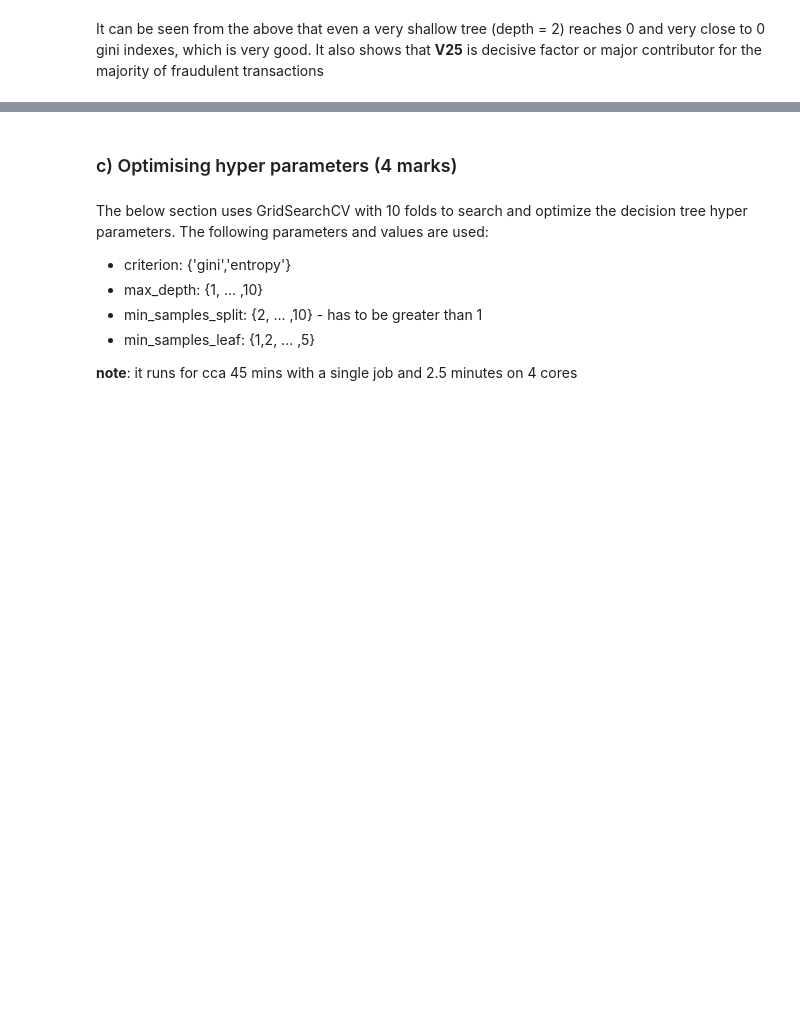
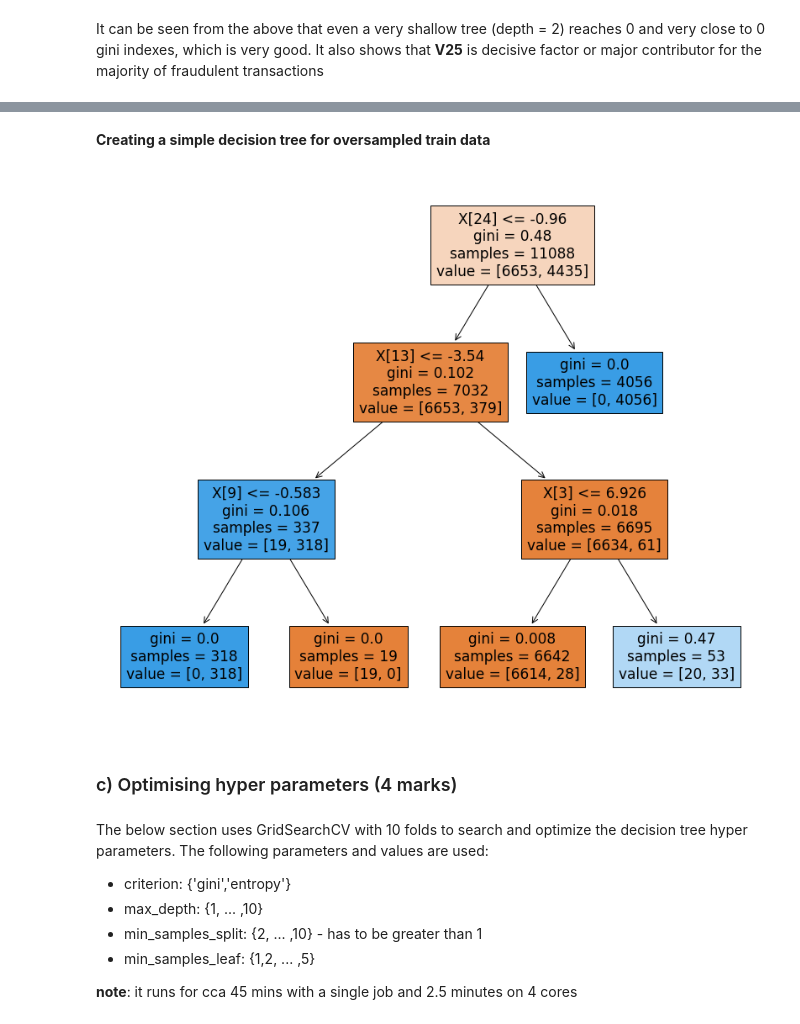
Before and after one commit to lacibacsi/data_science_assignment_3, a Jupyter notebook: Assessment3_playground.ipynb, the cells around one changed output, grey strips where cells are left out. Drawn from its saved outputs; the diff is of its cells as text; code cells hidden in the pictures; blank space fills up the shorter version.

Commit message:
articles + oversampling

```diff
--- a/Assessment3_playground.ipynb
+++ b/Assessment3_playground.ipynb
@@ -464,0 +548,18 @@ X_train, X_test, Y_train, Y_test = train_test_split(X, Y, test_size=0.3,  random
+# %%
+X_train_skewed = X_train.copy(deep = True)
+Y_train_skewed = Y_train.copy(deep = True)
+
+display(X_train_skewed.describe())
+
+print(f'pre oversampling positives: X: {X_train_skewed[X_train_skewed["Class"] == 1].shape[0]} and y:{Y_train_skewed[Y_train_skewed == 1].shape[0]} ')
+print(f'pre oversampling positives test: X: {X_test[X_test["Class"] == 1].shape[0]} and y:{Y_test[Y_test == 1].shape[0]} ')
+
+X_train_over, Y_train_over = randomOversampling(X_train_skewed, Y_train_skewed,'Class', 1, 0.4)
+
+print(f'post oversampling positives: X: {X_train_over[X_train_over["Class"] == 1].shape[0]} and y:{Y_train_over[Y_train_over == 1].shape[0]} ')
+print(f'original shapes, x: {X_train_skewed.shape}, y: {Y_train_skewed.shape}')
+print(f'new shapes, x: {X_train_over.shape}, y: {Y_train_over.shape}')
+
+display(X_train)
+
+display(X_train.describe())
@@ -521,4 +681,15 @@ max        0.0
 Name: Class, dtype: float64
+# %% [markdown]
+**Creating a simple decision tree for oversampled train data**
+# %%
+#using min_samples_split=2, which is the default, setting for completeness
+DT_over   = DecisionTreeClassifier(max_depth=3, min_samples_split=2).fit(X_train_over, Y_train_over)
+
+plt.figure(figsize=(14, 12))
+plot_tree(DT_over, filled=True)
+plt.show()
+# %% [output]
+[figure, added]
 # %% [markdown]
 ### c) Optimising hyper parameters (4 marks)
 # %% [markdown]
```
Also changed, not shown: parts of 164 cells of this notebook, 5 other files.
